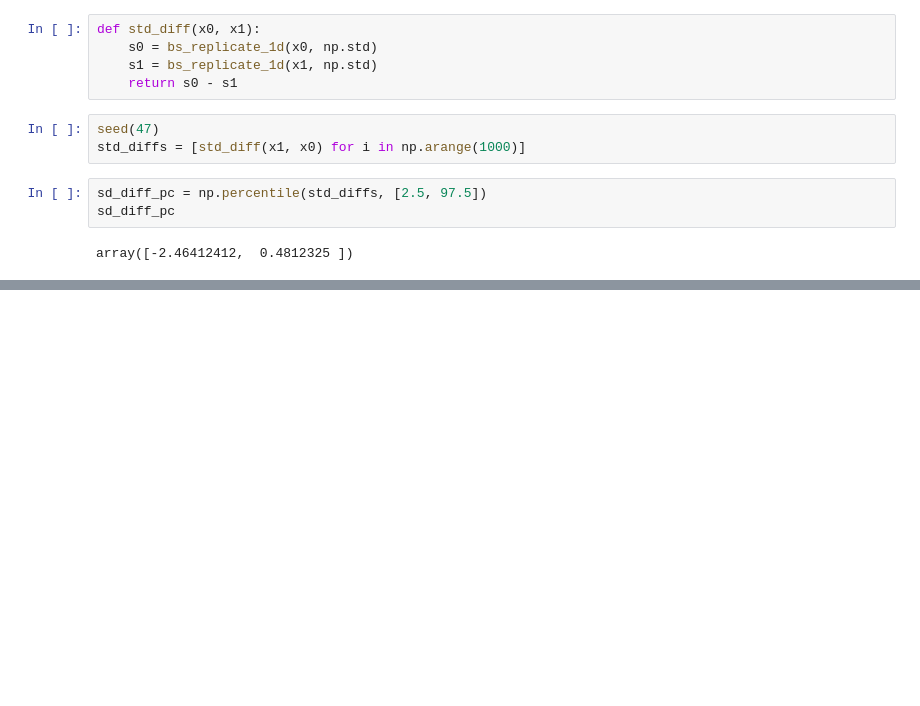
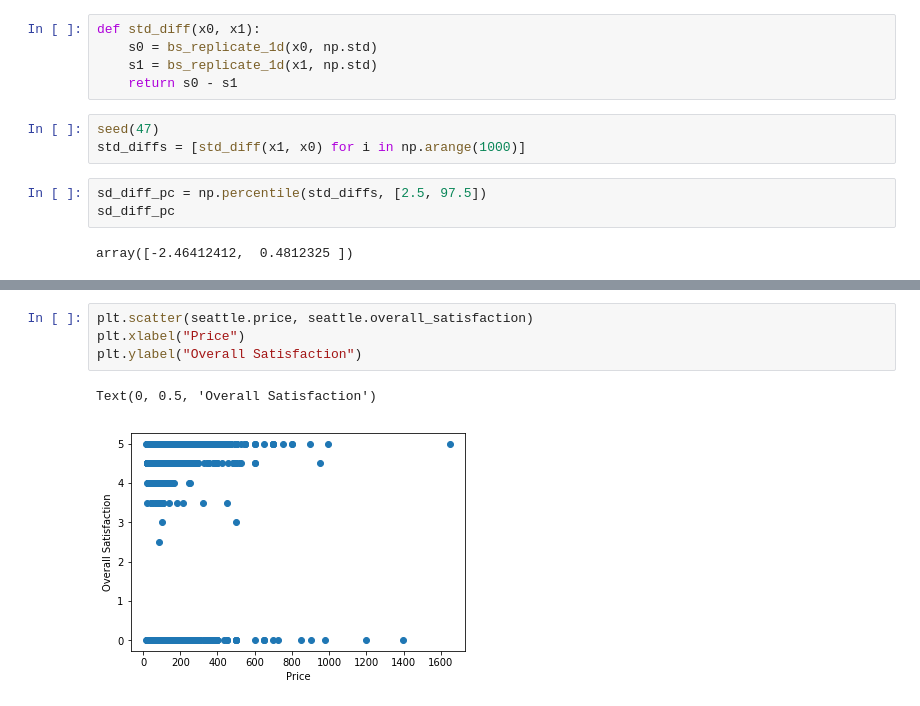
Before and after one commit to karinahou/springboard, a Jupyter notebook: Capstone Statistic Analysis.ipynb, the cells around one changed output, grey strips where cells are left out. Saved outputs shown, nothing was run; the diff lists cells and outputs as text; blank space fills up the shorter version.

```diff
--- a/Capstone Statistic Analysis.ipynb
+++ b/Capstone Statistic Analysis.ipynb
@@ -272,0 +341,7 @@ _ = plt.axvline(percentiles[1], color='r', linestyle = "--")
+# %%
+plt.scatter(seattle.price, seattle.overall_satisfaction)
+plt.xlabel("Price")
+plt.ylabel("Overall Satisfaction")
+# %% [output]
+Text(0, 0.5, 'Overall Satisfaction')
+[figure, added]
```
Also changed, not shown: parts of 18 cells of this notebook.
